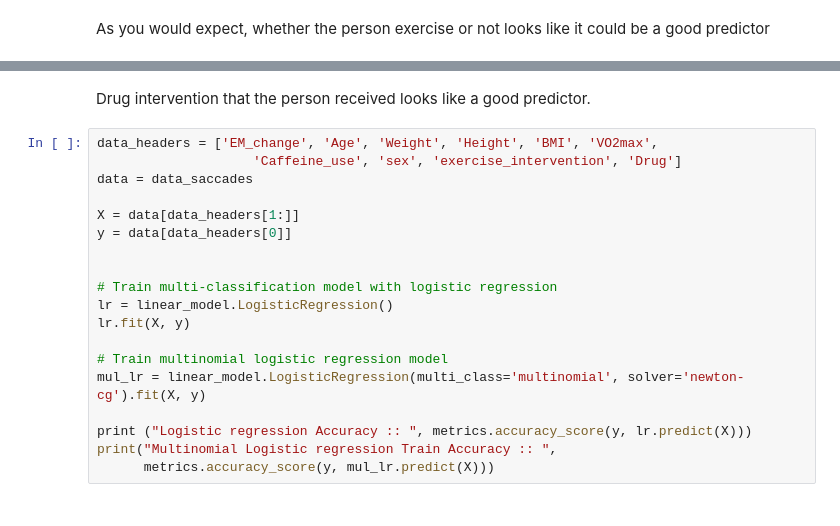
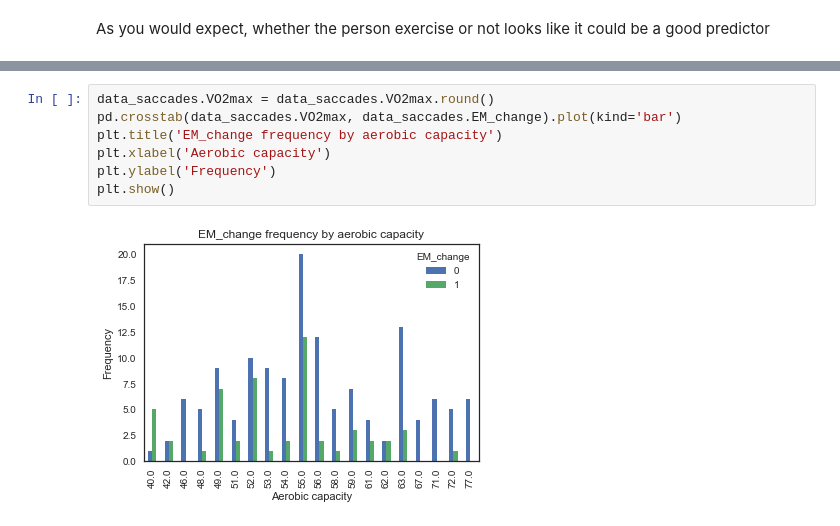
Before and after one commit to charlieconnell/Projects, a Jupyter notebook: saccades_analysis.ipynb, the cells around one changed output, grey strips where cells are left out. Saved outputs shown, nothing was run; the diff lists cells and outputs as text.

```diff
--- a/saccades_analysis.ipynb
+++ b/saccades_analysis.ipynb
@@ -548,21 +597,9 @@ plt.show()
-# %% [markdown]
-Drug intervention that the person received looks like a good predictor.
-# %%
-data_headers = ['EM_change', 'Age', 'Weight', 'Height', 'BMI', 'VO2max',
-                    'Caffeine_use', 'sex', 'exercise_intervention', 'Drug']
-data = data_saccades
-
-X = data[data_headers[1:]]
-y = data[data_headers[0]]
-
-
-# Train multi-classification model with logistic regression
-lr = linear_model.LogisticRegression()
-lr.fit(X, y)
-
-# Train multinomial logistic regression model
-mul_lr = linear_model.LogisticRegression(multi_class='multinomial', solver='newton-cg').fit(X, y)
-
-print ("Logistic regression Accuracy :: ", metrics.accuracy_score(y, lr.predict(X)))
-print("Multinomial Logistic regression Train Accuracy :: ",
-      metrics.accuracy_score(y, mul_lr.predict(X)))
+# %%
+data_saccades.VO2max = data_saccades.VO2max.round()
+pd.crosstab(data_saccades.VO2max, data_saccades.EM_change).plot(kind='bar')
+plt.title('EM_change frequency by aerobic capacity')
+plt.xlabel('Aerobic capacity')
+plt.ylabel('Frequency')
+plt.show()
+# %% [output]
+[figure, added]
```
Also changed, not shown: parts of 40 cells of this notebook.
